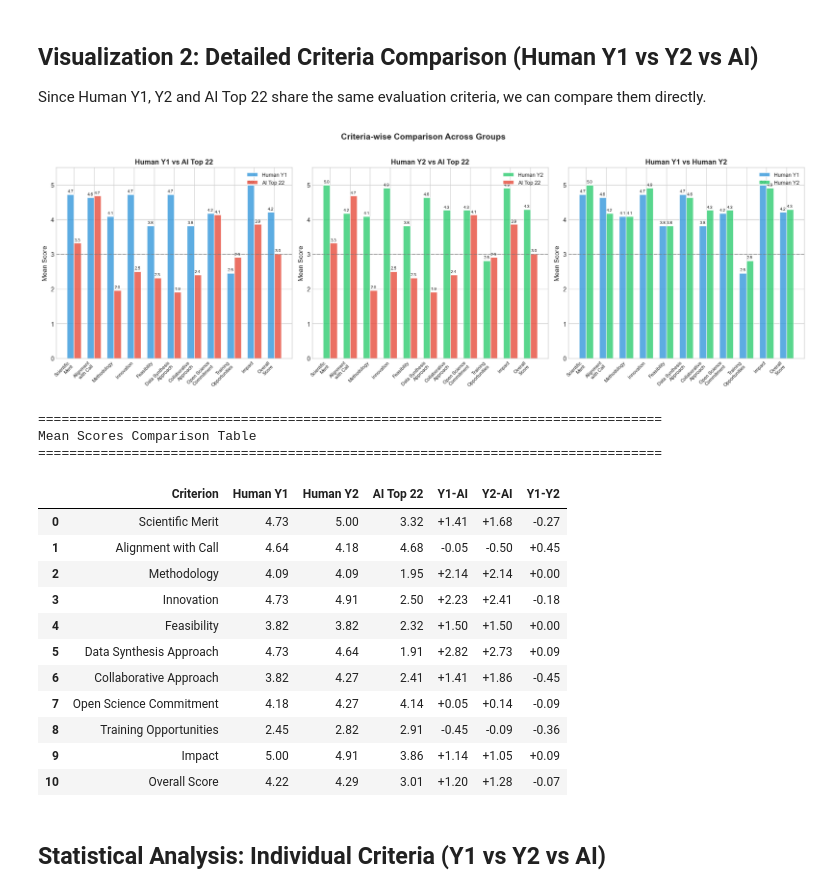
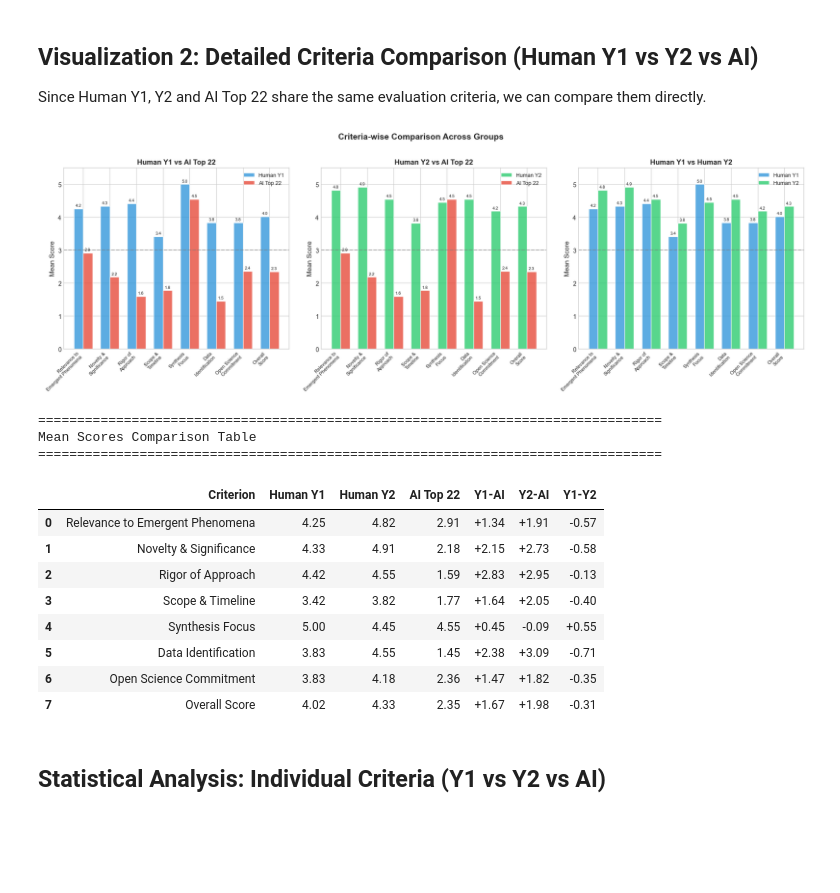
Before and after one commit to eveyhuang/ai-scientist, a Jupyter notebook: result_analysis.ipynb, the cells around one changed output. Drawn from its saved outputs; the diff is of its cells as text; code cells hidden in the pictures; blank space fills up the shorter version.

Commit message:
corrected ai reviews and analyzed; updating human reivewis now

```diff
--- a/result_analysis.ipynb
+++ b/result_analysis.ipynb
@@ -133,8 +176,28 @@ AI criteria:
 # %%
-# Define the 10 criteria (same for Y1, Y2, and AI)
-CRITERIA = ['Scientific_Merit', 'Alignment_with_Call', 'Methodology', 'Innovation',
-            'Feasibility', 'Data_Synthesis_Approach', 'Collaborative_Approach',
-            'Open_Science_Commitment', 'Training_Opportunities', 'Impact']
+# Define the subcriteria from eval_human_criteria template (same for Y1, Y2, and AI)
+SUBCRITERIA = [
+    'Relevance_to_Emergent_Phenomena',
+    'Novelty_and_Significance',
+    'Rigor_of_Approach',
+    'Scope_and_Timeline',
+    'Synthesis_Focus',
+    'Data_Identification',
+    'Open_Science_Commitment'
+]
+
+# Define the categories with their subcriteria
+CATEGORIES = {
+    'Scientific_Merit_and_Innovation': ['Relevance_to_Emergent_Phenomena', 'Novelty_and_Significance', 'Rigor_of_Approach'],
+    'Feasibility': ['Scope_and_Timeline'],
+    'Data_Sources_and_Limitations': ['Synthesis_Focus', 'Data_Identification'],
+    'Open_Science_Compliance': ['Open_Science_Commitment']
+}
+
+# Category averages columns
+CATEGORY_AVGS = [f"{cat}_avg" for cat in CATEGORIES.keys()]
+
+# For backward compatibility with existing analysis code
+CRITERIA = SUBCRITERIA
 
 # Create combined dataframe for overall score comparison (all three sources)
 df_overall = pd.concat([
@@ -347,10 +410,18 @@ STATISTICAL ANALYSIS - Overall Scores
 Since Human Y1, Y2 and AI Top 22 share the same evaluation criteria, we can compare them directly.
 # %%
 # Figure 2: Detailed Criteria Comparison - All Pairwise Comparisons
-criteria_cols = CRITERIA + ['overall_score']
-criteria_labels = ['Scientific\nMerit', 'Alignment\nwith Call', 'Methodology', 'Innovation',
-                   'Feasibility', 'Data Synthesis\nApproach', 'Collaborative\nApproach',
-                   'Open Science\nCommitment', 'Training\nOpportunities', 'Impact', 'Overall\nScore']
+# Use subcriteria for detailed comparison
+criteria_cols = SUBCRITERIA + ['overall_score']
+criteria_labels = [
+    'Relevance to\nEmergent Phenomena',
+    'Novelty &\nSignificance',
+    'Rigor of\nApproach',
+    'Scope &\nTimeline',
+    'Synthesis\nFocus',
+    'Data\nIdentification',
+    'Open Science\nCommitment',
+    'Overall\nScore'
+]
 
 # Calculate means for each group
 y1_means = df_y1[criteria_cols].mean()
@@ -387,49 +458,46 @@ for ax, (label1, label2, means1, means2, color1, color2) in zip(axes, comparison
         ax.annotate(f'{height:.1f}', xy=(bar.get_x() + bar.get_width()/2, height),
                     xytext=(0, 2), textcoords="offset points", ha='center', va='bottom', fontsize=7)
     for bar in bars2:
         height = bar.get_height()
         ax.annotate(f'{height:.1f}', xy=(bar.get_x() + bar.get_width()/2, height),
                     xytext=(0, 2), textcoords="offset points", ha='center', va='bottom', fontsize=7)
 
 plt.suptitle('Criteria-wise Comparison Across Groups', fontsize=14, fontweight='bold', y=1.02)
 plt.tight_layout()
 plt.savefig('qualitative_evaluation/all_pairwise_criteria_comparison.png', dpi=150, bbox_inches='tight')
 plt.show()
 
 # Print comprehensive comparison table
 print("\n" + "="*80)
 print("Mean Scores Comparison Table")
 print("="*80)
 comparison_df = pd.DataFrame({
     'Criterion': criteria_labels,
     'Human Y1': y1_means.values,
     'Human Y2': y2_means.values,
     'AI Top 22': ai_means.values,
     'Y1-AI': (y1_means - ai_means).values,
     'Y2-AI': (y2_means - ai_means).values,
     'Y1-Y2': (y1_means - y2_means).values,
 })
 display(comparison_df.style.format({
     'Human Y1': '{:.2f}', 'Human Y2': '{:.2f}', 'AI Top 22': '{:.2f}',
     'Y1-AI': '{:+.2f}', 'Y2-AI': '{:+.2f}', 'Y1-Y2': '{:+.2f}'
 }).background_gradient(subset=['Y1-AI', 'Y2-AI', 'Y1-Y2'], cmap='RdYlGn', vmin=-1, vmax=1))
 # %% [output]
-[figure, old version]
+[figure, new version]
 ================================================================================
 Mean Scores Comparison Table
 ================================================================================
 |  | Criterion | Human Y1 | Human Y2 | AI Top 22 | Y1-AI | Y2-AI | Y1-Y2 |
-| 0 | Scientific Merit | 4.73 | 5.00 | 3.32 | +1.41 | +1.68 | -0.27 |
-| 1 | Alignment with Call | 4.64 | 4.18 | 4.68 | -0.05 | -0.50 | +0.45 |
-| 2 | Methodology | 4.09 | 4.09 | 1.95 | +2.14 | +2.14 | +0.00 |
-| 3 | Innovation | 4.73 | 4.91 | 2.50 | +2.23 | +2.41 | -0.18 |
-| 4 | Feasibility | 3.82 | 3.82 | 2.32 | +1.50 | +1.50 | +0.00 |
-| 5 | Data Synthesis Approach | 4.73 | 4.64 | 1.91 | +2.82 | +2.73 | +0.09 |
-| 6 | Collaborative Approach | 3.82 | 4.27 | 2.41 | +1.41 | +1.86 | -0.45 |
-| 7 | Open Science Commitment | 4.18 | 4.27 | 4.14 | +0.05 | +0.14 | -0.09 |
-| 8 | Training Opportunities | 2.45 | 2.82 | 2.91 | -0.45 | -0.09 | -0.36 |
-| 9 | Impact | 5.00 | 4.91 | 3.86 | +1.14 | +1.05 | +0.09 |
-| 10 | Overall Score | 4.22 | 4.29 | 3.01 | +1.20 | +1.28 | -0.07 |
+| 0 | Relevance to Emergent Phenomena | 4.25 | 4.82 | 2.91 | +1.34 | +1.91 | -0.57 |
+| 1 | Novelty & Significance | 4.33 | 4.91 | 2.18 | +2.15 | +2.73 | -0.58 |
+| 2 | Rigor of Approach | 4.42 | 4.55 | 1.59 | +2.83 | +2.95 | -0.13 |
+| 3 | Scope & Timeline | 3.42 | 3.82 | 1.77 | +1.64 | +2.05 | -0.40 |
+| 4 | Synthesis Focus | 5.00 | 4.45 | 4.55 | +0.45 | -0.09 | +0.55 |
+| 5 | Data Identification | 3.83 | 4.55 | 1.45 | +2.38 | +3.09 | -0.71 |
+| 6 | Open Science Commitment | 3.83 | 4.18 | 2.36 | +1.47 | +1.82 | -0.35 |
+| 7 | Overall Score | 4.02 | 4.33 | 2.35 | +1.67 | +1.98 | -0.31 |
 # %% [markdown]
 ## Statistical Analysis: Individual Criteria (Y1 vs Y2 vs AI)
 # %%
```
Also changed, not shown: parts of 9 cells of this notebook, 15 other files.
